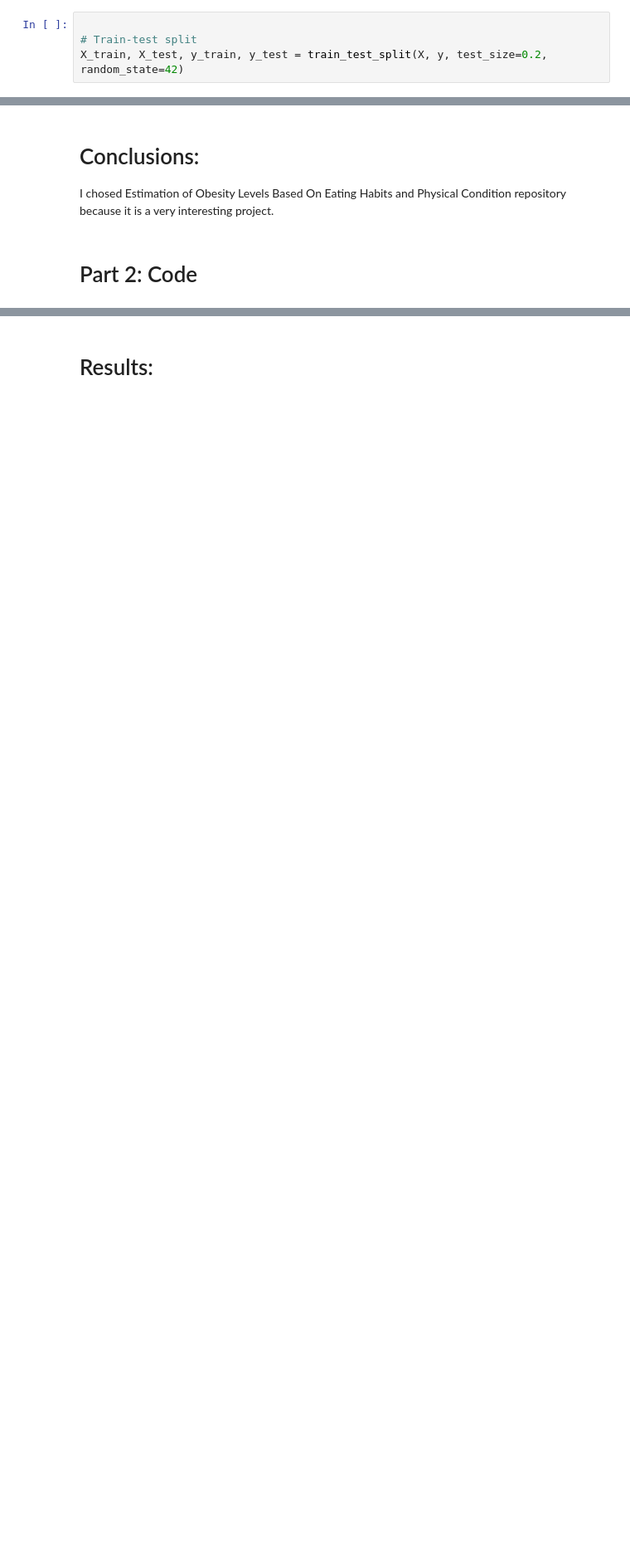
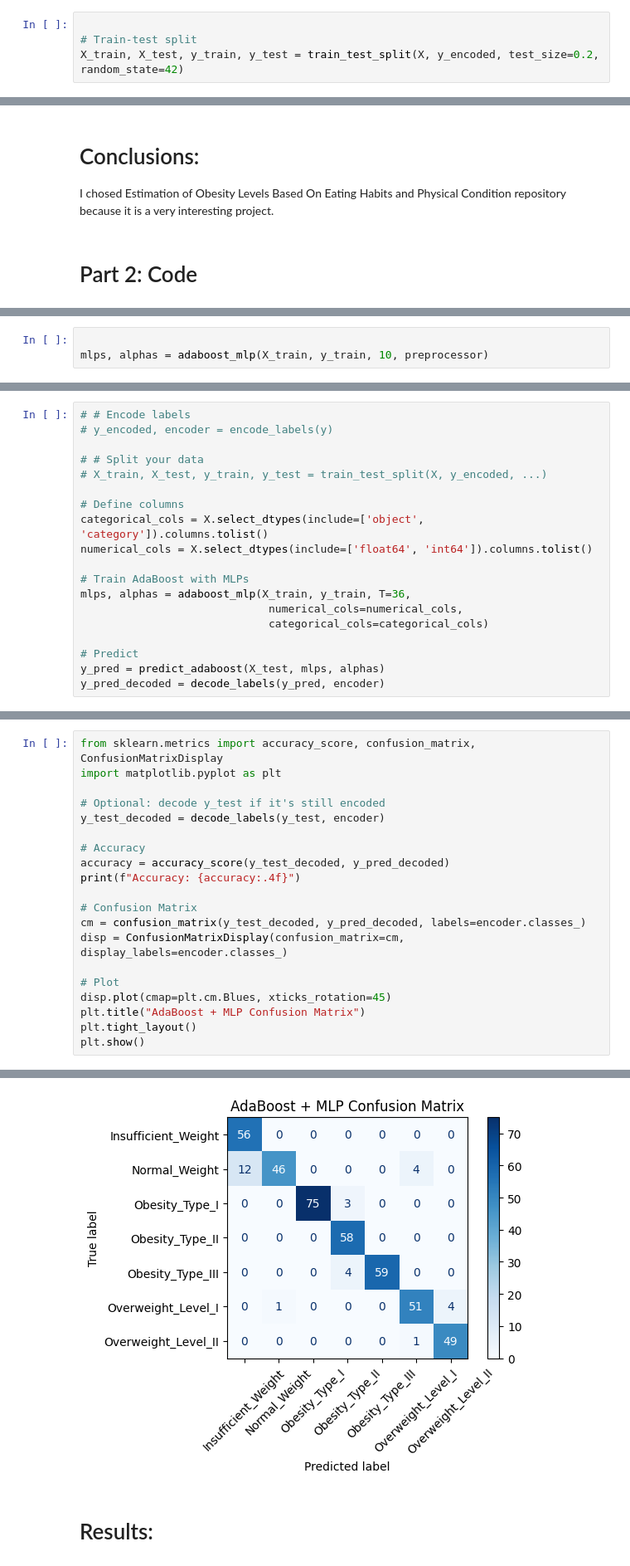
Before and after one commit to bashtag/NN-Classifier-Base-Of-AdaBoost, a Jupyter notebook: 210104004253_Bilal_GOKCE.ipynb, the cells around one changed output, grey strips where cells are left out. Shown at 83% size. Cells and saved outputs as stored; diff of their text form; blank space fills up the shorter version.

Commit message:
some adaboost trials without making sure some parts

```diff
--- a/210104004253_Bilal_GOKCE.ipynb
+++ b/210104004253_Bilal_GOKCE.ipynb
@@ -65,4 +105,4 @@ preprocessor = ColumnTransformer(
 # %%
 
 # Train-test split
-X_train, X_test, y_train, y_test = train_test_split(X, y, test_size=0.2, random_state=42)
+X_train, X_test, y_train, y_test = train_test_split(X, y_encoded, test_size=0.2, random_state=42)
@@ -175,0 +284,3 @@ Error: 0.6303
+# %%
+
+mlps, alphas = adaboost_mlp(X_train, y_train, 10, preprocessor)
@@ -175,0 +435,19 @@ Error: 0.6303
+# %%
+# # Encode labels
+# y_encoded, encoder = encode_labels(y)
+
+# # Split your data
+# X_train, X_test, y_train, y_test = train_test_split(X, y_encoded, ...)
+
+# Define columns
+categorical_cols = X.select_dtypes(include=['object', 'category']).columns.tolist()
+numerical_cols = X.select_dtypes(include=['float64', 'int64']).columns.tolist()
+
+# Train AdaBoost with MLPs
+mlps, alphas = adaboost_mlp(X_train, y_train, T=36,
+                             numerical_cols=numerical_cols,
+                             categorical_cols=categorical_cols)
+
+# Predict
+y_pred = predict_adaboost(X_test, mlps, alphas)
+y_pred_decoded = decode_labels(y_pred, encoder)
@@ -175,0 +474,21 @@ Error: 0.6303
+# %%
+from sklearn.metrics import accuracy_score, confusion_matrix, ConfusionMatrixDisplay
+import matplotlib.pyplot as plt
+
+# Optional: decode y_test if it's still encoded
+y_test_decoded = decode_labels(y_test, encoder)
+
+# Accuracy
+accuracy = accuracy_score(y_test_decoded, y_pred_decoded)
+print(f"Accuracy: {accuracy:.4f}")
+
+# Confusion Matrix
+cm = confusion_matrix(y_test_decoded, y_pred_decoded, labels=encoder.classes_)
+disp = ConfusionMatrixDisplay(confusion_matrix=cm, display_labels=encoder.classes_)
+
+# Plot
+disp.plot(cmap=plt.cm.Blues, xticks_rotation=45)
+plt.title("AdaBoost + MLP Confusion Matrix")
+plt.tight_layout()
+plt.show()
+# %% [output]
@@ -176,3 +496,4 @@ Error: 0.6303
+[figure, added]
 # %% [markdown]
 # Results:
 # %% [markdown]
```
Also changed, not shown: parts of 14 cells of this notebook.
